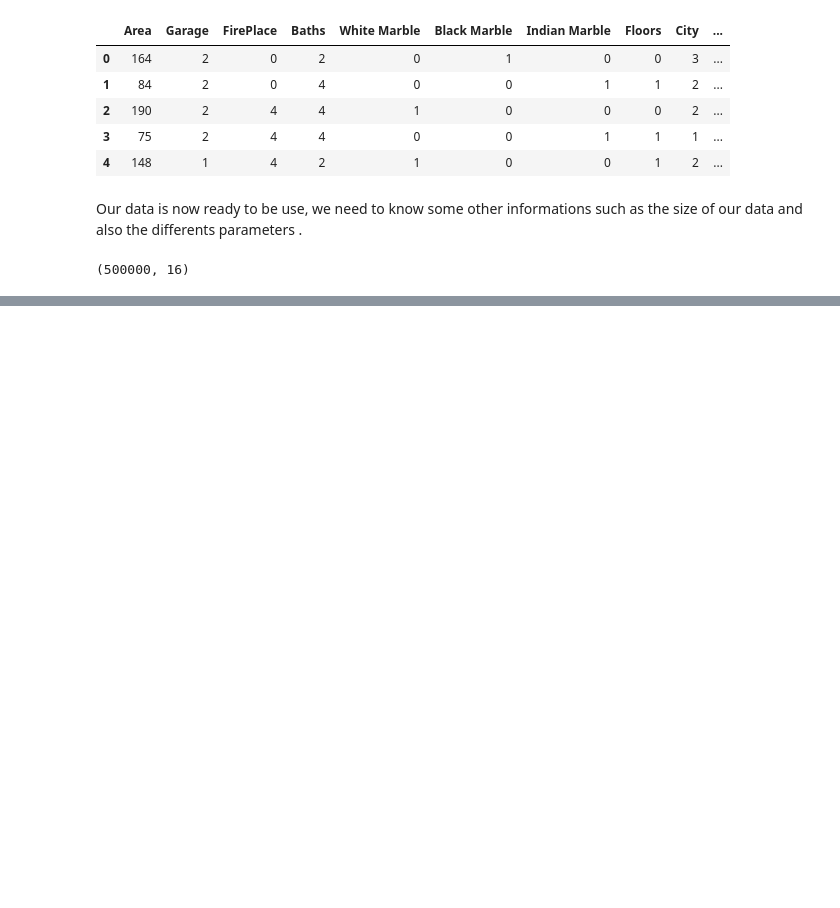
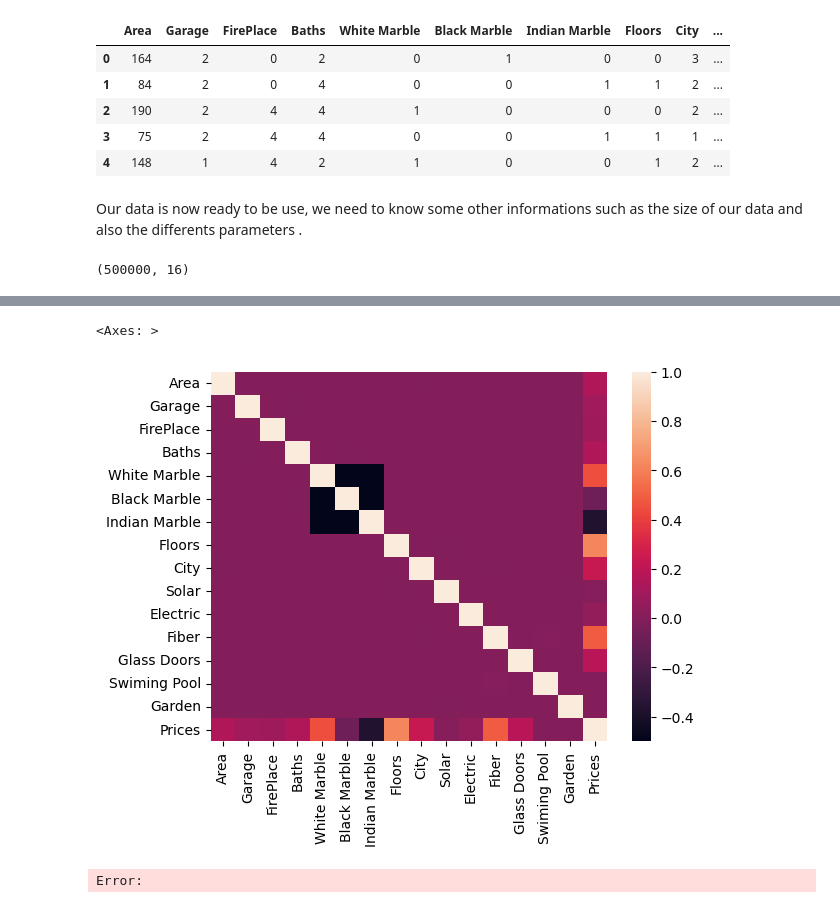
Before and after one commit to Ashraf-Khabar/SACAD-Projects, a Jupyter notebook: Mini_Project_N2/main.ipynb, the cells around one changed output, grey strips where cells are left out. Saved outputs shown, nothing was run; the diff lists cells and outputs as text; code cells hidden in the pictures; blank space fills up the shorter version.

```diff
--- a/Mini_Project_N2/main.ipynb
+++ b/Mini_Project_N2/main.ipynb
@@ -38,0 +46,9 @@ Our data is big to be used for studies, can see that we have $
+# %%
+sns.heatmap(df.corr())
+# %% [output]
+<Axes: >
+[figure, added]
+# %%
+sns.displot(data=df, x="Prices", kind="kde")
+# %% [output]
+Error:
```
Also changed, not shown: parts of 3 cells of this notebook.
